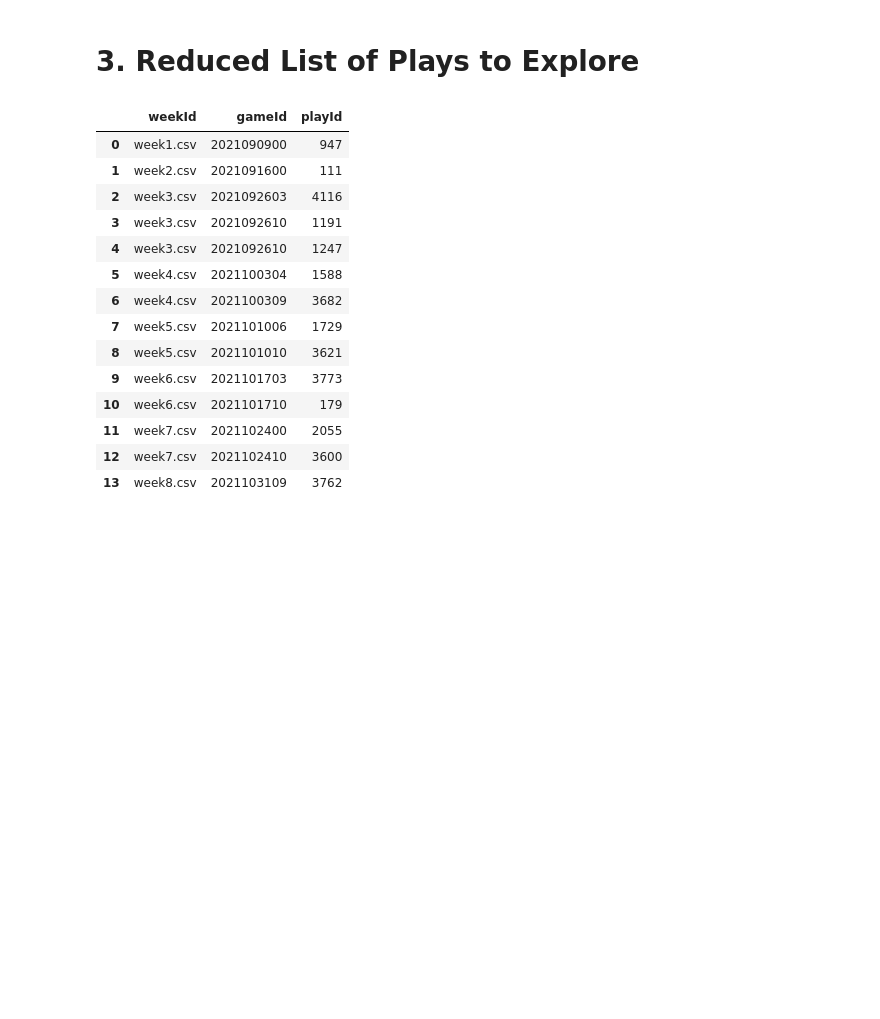
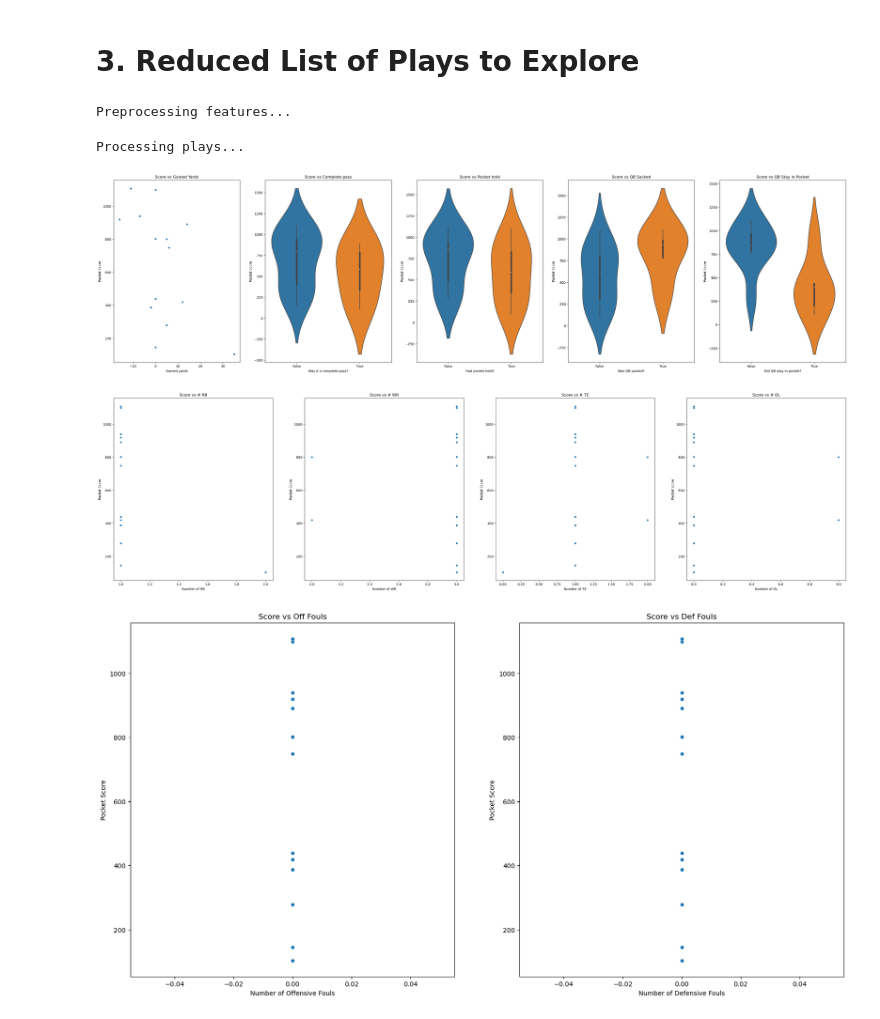
Before and after one commit to mcachosoblechero/MagicNFL, a Jupyter notebook: exploration/experimentation_pipeline.ipynb, the cells around one changed output. Saved outputs shown, nothing was run; the diff lists cells and outputs as text; code cells hidden in the pictures; blank space fills up the shorter version.

```diff
--- a/exploration/experimentation_pipeline.ipynb
+++ b/exploration/experimentation_pipeline.ipynb
@@ -92,20 +92,10 @@ visualize_play(week1_data, gameId, playId, config)
 # 3. Reduced List of Plays to Explore
 # %%
 plays = pd.read_csv(f"{input_path}/plays_analysis.csv")
-plays
+run_short_pipeline(input_path, preprocessing_path, plays.values, config, runId = "short_run_1")
 # %% [output]
-|  | weekId | gameId | playId |
-| 0 | week1.csv | 2021090900 | 947 |
-| 1 | week2.csv | 2021091600 | 111 |
-| 2 | week3.csv | 2021092603 | 4116 |
-| 3 | week3.csv | 2021092610 | 1191 |
-| 4 | week3.csv | 2021092610 | 1247 |
-| 5 | week4.csv | 2021100304 | 1588 |
-| 6 | week4.csv | 2021100309 | 3682 |
-| 7 | week5.csv | 2021101006 | 1729 |
-| 8 | week5.csv | 2021101010 | 3621 |
-| 9 | week6.csv | 2021101703 | 3773 |
-| 10 | week6.csv | 2021101710 | 179 |
-| 11 | week7.csv | 2021102400 | 2055 |
-| 12 | week7.csv | 2021102410 | 3600 |
-| 13 | week8.csv | 2021103109 | 3762 |
+Preprocessing features...
+Processing plays...
+[figure, added]
+[figure, added]
+[figure, added]
```
Also changed, not shown: parts of 3 cells of this notebook, 3 other files.
